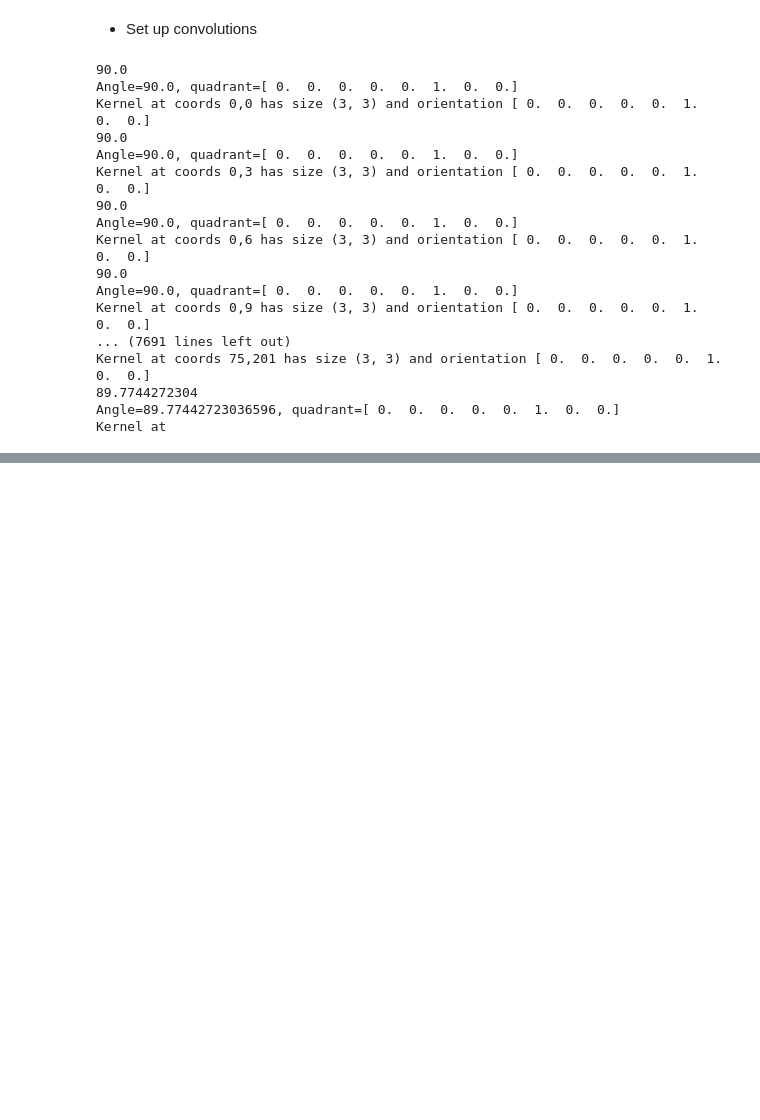
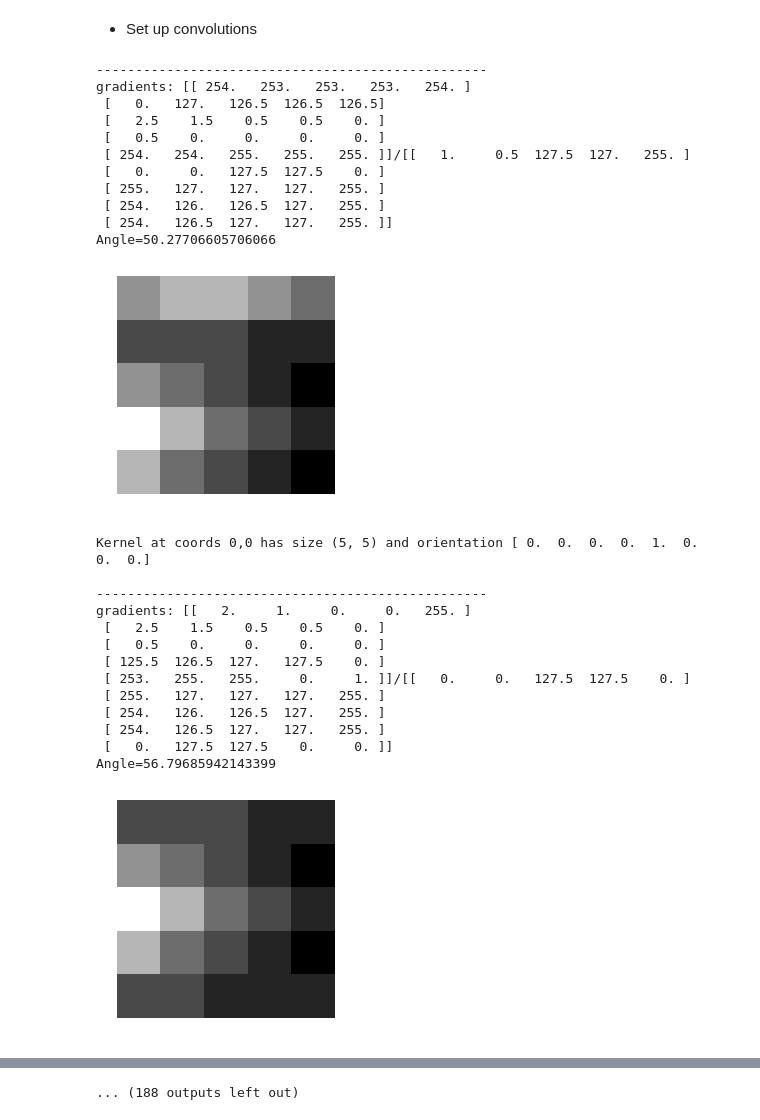
Before and after one commit to markstrefford/STDP-Based-Visual-Feature-Learning, a Jupyter notebook: S1 Simulator.ipynb, the cells around one changed output, grey strips where cells are left out. Drawn from its saved outputs; the diff is of its cells as text; code cells hidden in the pictures; blank space fills up the shorter version.

```diff
--- a/S1 Simulator.ipynb
+++ b/S1 Simulator.ipynb
@@ -23,16 +23,18 @@ def s1(image_subsample):
     gradients = np.gradient(image_subsample)
     gx = gradients[0]
     gy = gradients[1]
+    print ('gradients: {}/{}'.format(gx, gy))
     angles = (np.arctan2(gy,gx) * 180 / np.pi)
-    min_g = np.min(angles)
-    max_g = np.max(angles)
-    angle = [max_g if abs(max_g > abs(min_g)) else min_g][0]
+    #min_g = np.min(angles)
+    #max_g = np.max(angles)
+    #angle = [max_g if abs(max_g > abs(min_g)) else min_g][0]
+    angle = np.mean(angles)
     # Create output vector
-    print (angle)
+    #print (angle)
     output = np.zeros(8)
     quadrant = int((angle - 22.5) / 45) + 4
     output[quadrant] = 1
-    print ('Angle={}, quadrant={}'.format(angle, output))
+    print ('Angle={}'.format(angle))
     return output
 # %% [markdown]
 * Load the image
@@ -65,31 +67,45 @@ Image dimensions=350,300
 # %% [markdown]
 * Set up convolutions
 # %%
-stride = 3
+stride = 5
 # %%
-for x in range(0, size_x, stride):
-    for y in range(0, size_y, stride):
-        x_end = x + 3
-        y_end = y + 3
+for x in range(size_x - stride):
+    #for y in range(0, size_y, stride):
+        print ('\n--------------------------------------------------')
+        y = 0
+        x_end = x + stride
+        y_end = y + stride
         kernel = face[x:x_end, y:y_end]
         orientation = s1(kernel)
+        plt.axis('off')
+        plt.imshow(kernel, cmap="gray")
+        plt.show()
         print ('Kernel at coords {},{} has size {} and orientation {}'
                .format(x, y, kernel.shape, orientation))
 # %% [output]
-90.0
-Angle=90.0, quadrant=[ 0.  0.  0.  0.  0.  1.  0.  0.]
-Kernel at coords 0,0 has size (3, 3) and orientation [ 0.  0.  0.  0.  0.  1.  0.  0.]
-90.0
-Angle=90.0, quadrant=[ 0.  0.  0.  0.  0.  1.  0.  0.]
-Kernel at coords 0,3 has size (3, 3) and orientation [ 0.  0.  0.  0.  0.  1.  0.  0.]
-90.0
-Angle=90.0, quadrant=[ 0.  0.  0.  0.  0.  1.  0.  0.]
-Kernel at coords 0,6 has size (3, 3) and orientation [ 0.  0.  0.  0.  0.  1.  0.  0.]
-90.0
-Angle=90.0, quadrant=[ 0.  0.  0.  0.  0.  1.  0.  0.]
-Kernel at coords 0,9 has size (3, 3) and orientation [ 0.  0.  0.  0.  0.  1.  0.  0.]
-... (7691 lines left out)
-Kernel at coords 75,201 has size (3, 3) and orientation [ 0.  0.  0.  0.  0.  1.  0.  0.]
-89.7744272304
-Angle=89.77442723036596, quadrant=[ 0.  0.  0.  0.  0.  1.  0.  0.]
-Kernel at
+--------------------------------------------------
+gradients: [[ 254.   253.   253.   253.   254. ]
+ [   0.   127.   126.5  126.5  126.5]
+ [   2.5    1.5    0.5    0.5    0. ]
+ [   0.5    0.     0.     0.     0. ]
+ [ 254.   254.   255.   255.   255. ]]/[[   1.     0.5  127.5  127.   255. ]
+ [   0.     0.   127.5  127.5    0. ]
+ [ 255.   127.   127.   127.   255. ]
+ [ 254.   126.   126.5  127.   255. ]
+ [ 254.   126.5  127.   127.   255. ]]
+Angle=50.27706605706066
+[figure, added]
+Kernel at coords 0,0 has size (5, 5) and orientation [ 0.  0.  0.  0.  1.  0.  0.  0.]
+
+--------------------------------------------------
+gradients: [[   2.     1.     0.     0.   255. ]
+ [   2.5    1.5    0.5    0.5    0. ]
+ [   0.5    0.     0.     0.     0. ]
+ [ 125.5  126.5  127.   127.5    0. ]
+ [ 253.   255.   255.     0.     1. ]]/[[   0.     0.   127.5  127.5    0. ]
+ [ 255.   127.   127.   127.   255. ]
+ [ 254.   126.   126.5  127.   255. ]
+ [ 254.   126.5  127.   127.   255. ]
+ [   0.   127.5  127.5    0.     0. ]]
+Angle=56.79685942143399
+[figure, added]
@@ -95,0 +168 @@ Kernel at
+... (188 outputs left out)
```
Also changed, not shown: parts of 1 cell of this notebook, 1 other file.
